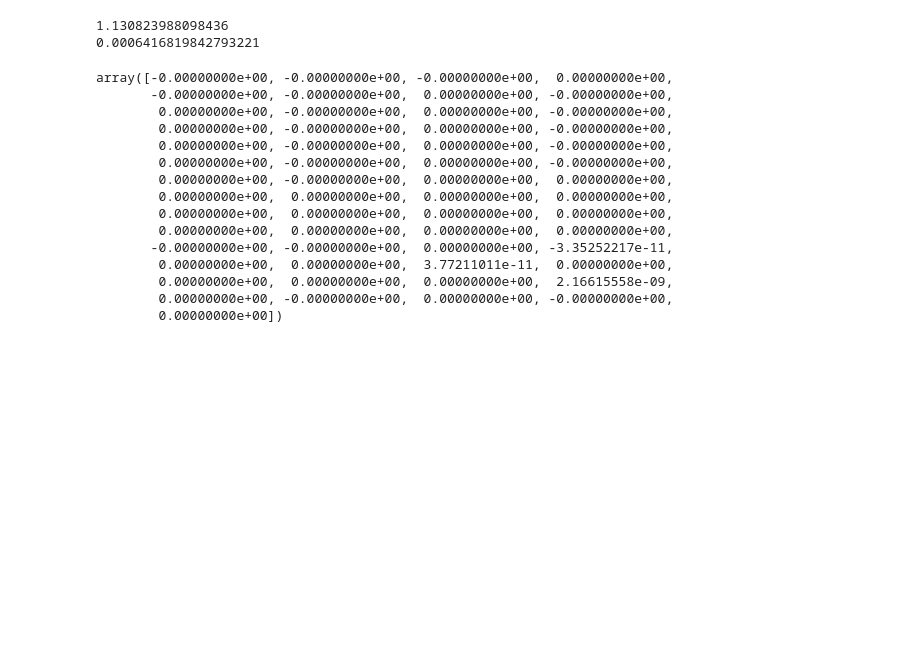
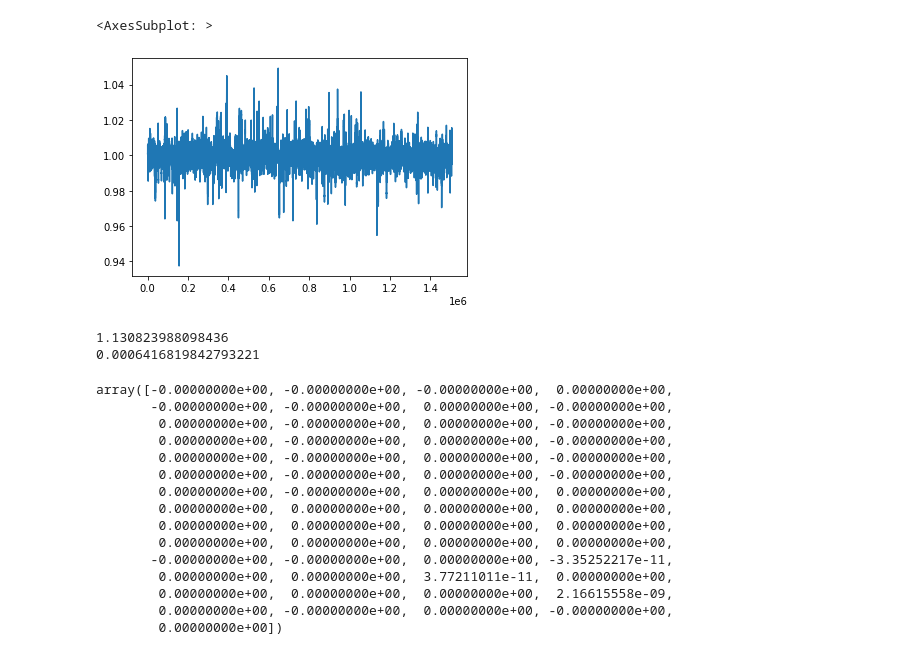
Before and after one commit to guyuuuuu/optiver, a Jupyter notebook: 1st solution/feature_engineer.ipynb, the cells around one changed output. Drawn from its saved outputs; the diff is of its cells as text; code cells hidden in the pictures; blank space fills up the shorter version.

```diff
--- a/1st solution/feature_engineer.ipynb
+++ b/1st solution/feature_engineer.ipynb
@@ -125,0 +121,3 @@ make_book_feature(1, 'train')
+# %%
+df = load_book(1, 'train')
+df[df.seconds_in_bucket>=42]
@@ -126,3 +138,8 @@ make_book_feature(1, 'train')
+# %%
+df[df.time_id>=5].bid_price1.plot()
+# %% [output]
+<AxesSubplot: >
+[figure, added]
 # %%
 train_features = make_features(stock_ids, 'train')
 
```
Also changed, not shown: parts of 3 cells of this notebook, 4 other files.
